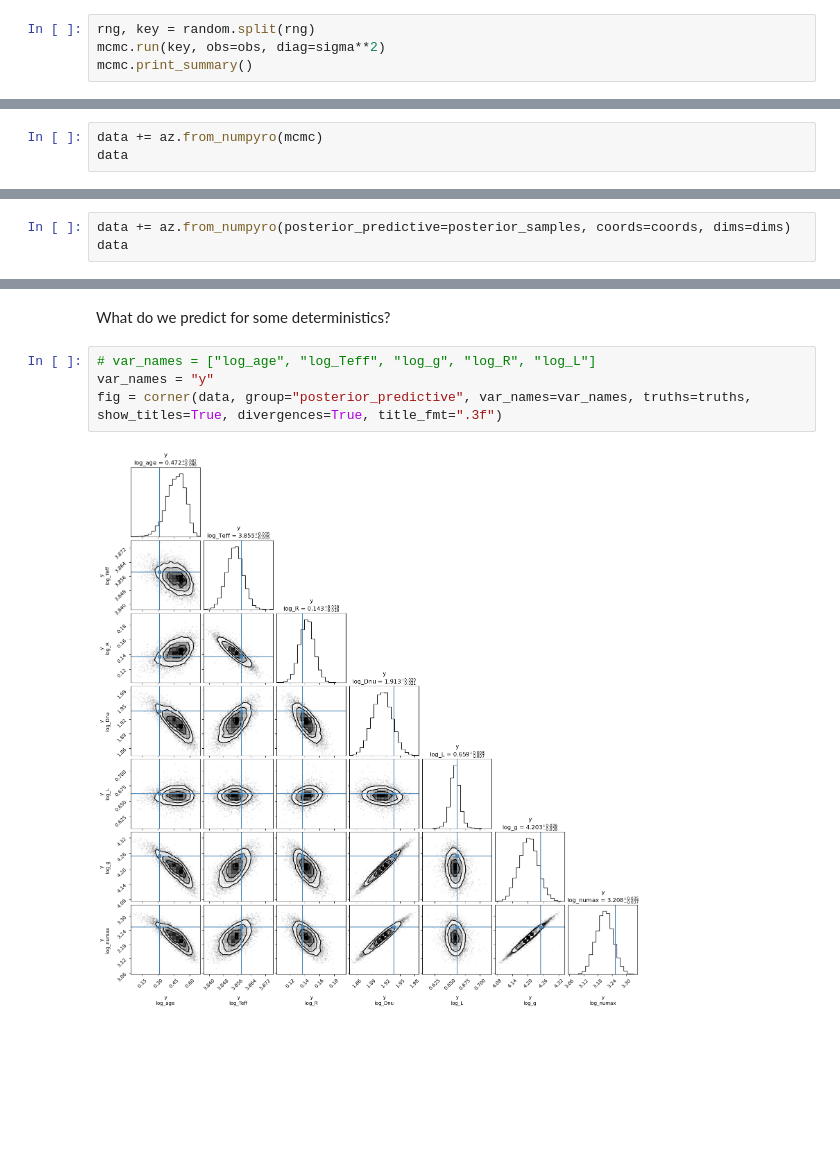
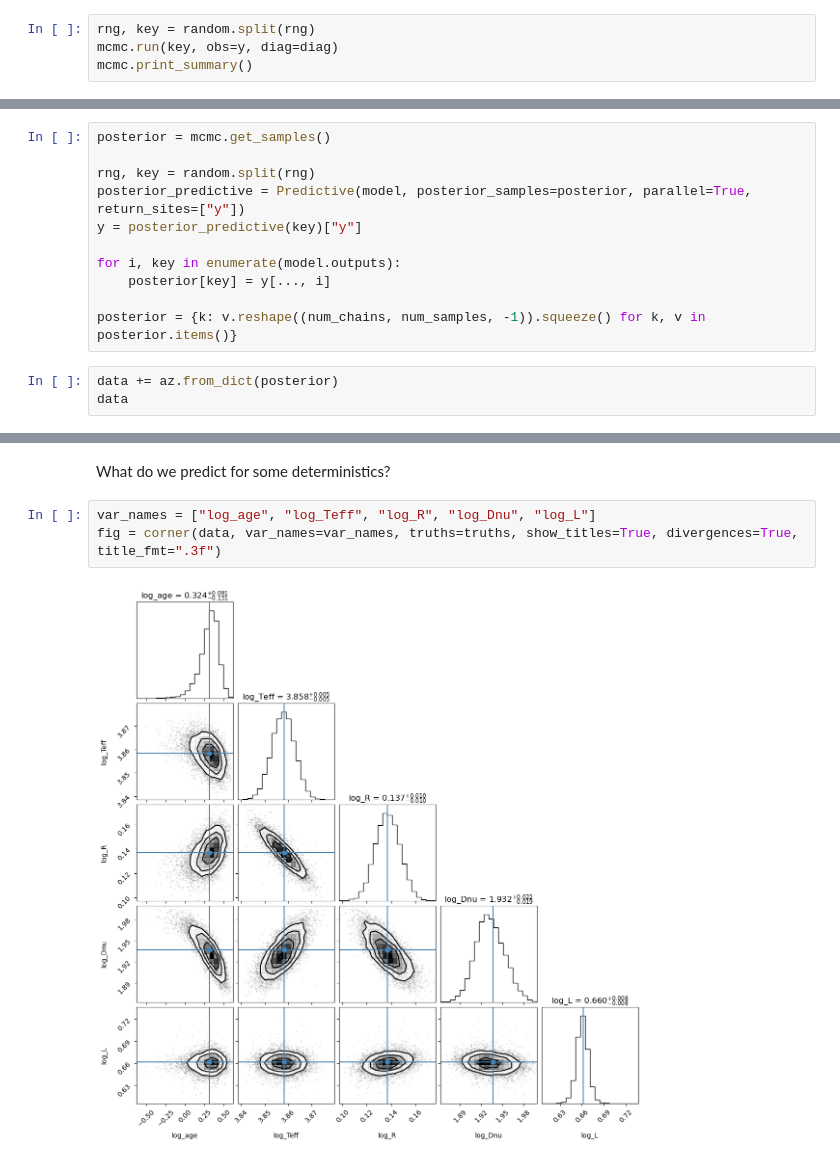
Before and after one commit to alexlyttle/scalable-stellar-inference, a Jupyter notebook: notebook/single-star-spec.ipynb, the cells around one changed output, grey strips where cells are left out. Drawn from its saved outputs; the diff is of its cells as text; blank space fills up the shorter version.

```diff
--- a/notebook/single-star-spec.ipynb
+++ b/notebook/single-star-spec.ipynb
@@ -238,7 +200,7 @@ mcmc = MCMC(sampler, num_warmup=1000, num_samples=1000, num_chains=num_chains)
 Let's run the MCMC and print a summary of results.
 # %%
 rng, key = random.split(rng)
-mcmc.run(key, obs=obs, diag=sigma**2)
+mcmc.run(key, obs=y, diag=diag)
 mcmc.print_summary()
 # %% [output]
                         mean       std    median      5.0%     95.0%     n_eff     r_hat
@@ -254,8 +216,19 @@ Number of divergences: 0
 Looks pretty good. We want `r_hat` to be close to 1.0 (e.g. less than 1.1). We also want the number of divergances to be very small.
 
 Let's update our `InferenceData`.
+# %%
+posterior = mcmc.get_samples()
+
+rng, key = random.split(rng)
+posterior_predictive = Predictive(model, posterior_samples=posterior, parallel=True, return_sites=["y"])
+y = posterior_predictive(key)["y"]
+
+for i, key in enumerate(model.outputs):
+    posterior[key] = y[..., i]
+
+posterior = {k: v.reshape((num_chains, num_samples, -1)).squeeze() for k, v in posterior.items()}
 # %%
-data += az.from_numpyro(mcmc)
+data += az.from_dict(posterior)
 data
 # %% [output]
 Inference data with groups:
@@ -295,3 +267,0 @@ posterior_samples = posterior_predictive(key)
-# %%
-data += az.from_numpyro(posterior_predictive=posterior_samples, coords=coords, dims=dims)
-data
@@ -311,8 +273,7 @@ fig = corner(data, group="posterior", var_names=var_names, truths=truths, show_t
 # %% [markdown]
 What do we predict for some deterministics?
 # %%
-# var_names = ["log_age", "log_Teff", "log_g", "log_R", "log_L"]
-var_names = "y"
-fig = corner(data, group="posterior_predictive", var_names=var_names, truths=truths, show_titles=True, divergences=True, title_fmt=".3f")
+var_names = ["log_age", "log_Teff", "log_R", "log_Dnu", "log_L"]
+fig = corner(data, var_names=var_names, truths=truths, show_titles=True, divergences=True, title_fmt=".3f")
 # %% [output]
-[figure, old version]
+[figure, new version]
```
Also changed, not shown: parts of 27 cells of this notebook.
